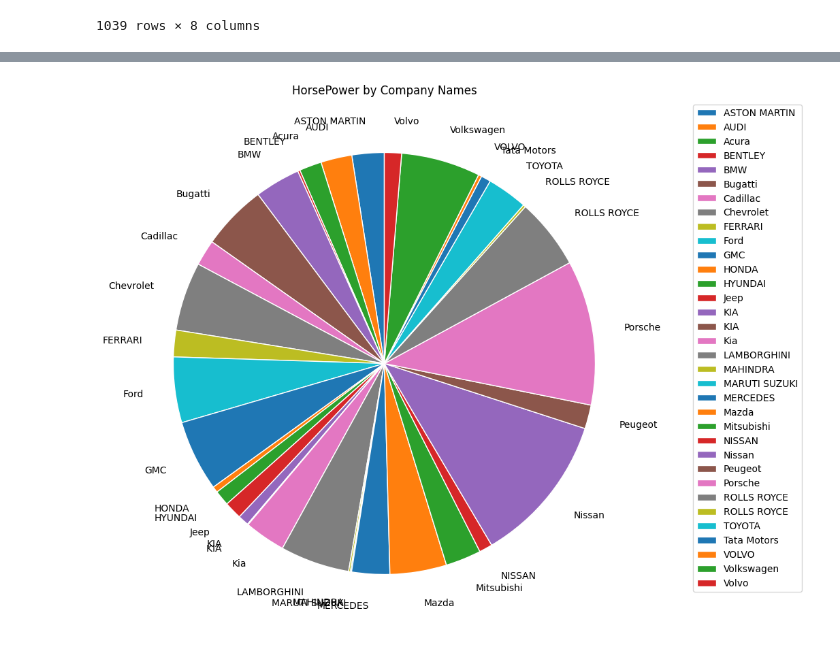
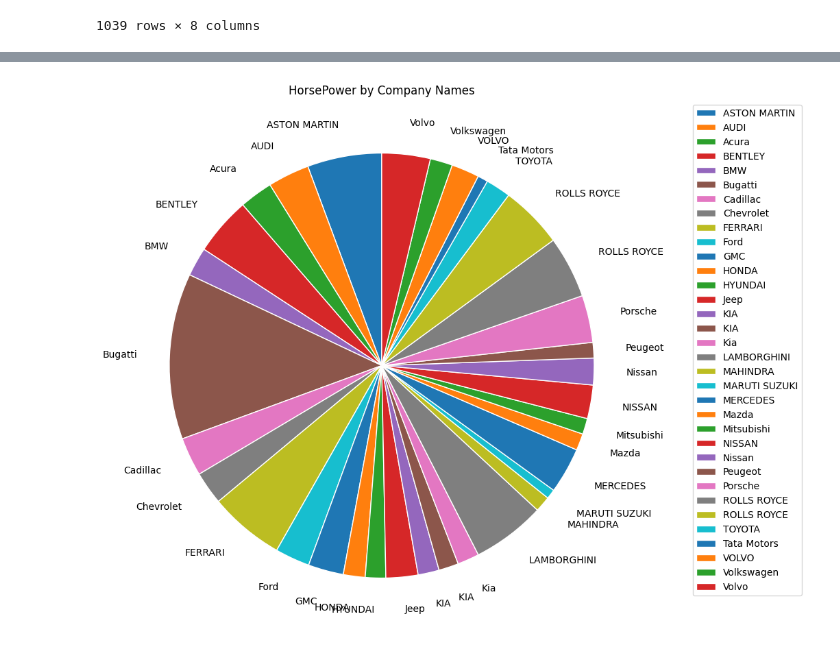
Before and after one commit to Favasfachu/final-project, a Jupyter notebook: FINAL_PROJECT.ipynb, the cells around one changed output, grey strips where cells are left out. Cells and saved outputs as stored; diff of their text form; code cells hidden in the pictures.

```diff
--- a/FINAL_PROJECT.ipynb
+++ b/FINAL_PROJECT.ipynb
@@ -818,6 +824,6 @@ data3
 # %%
-data2 = data2.groupby(('Company Names'),axis=0).sum()
-data2
+data4 = data2.groupby(('Company Names'),axis=0).mean()
+data4
 # %% [output]
 |  | CC-Battery Capacity | HorsePower | Total Speed | Performance(0 - 100 )KM-H | Cars Prices | Seats | ... |
 | Company Names |  |  |  |  |  |  | ... |
@@ -840,16 +846,16 @@ data2
 # %%
-data2['HorsePower'].plot(
+data4['HorsePower'].plot(
     kind='pie',
     figsize=(10,15),
     startangle=90,
     labeldistance=1.15,
     pctdistance=0.85,
     wedgeprops={'linewidth':1, 'edgecolor':'white'},
 )
 
 plt.title('HorsePower by Company Names')
 plt.ylabel('')
 plt.legend(loc='upper right', bbox_to_anchor=(1.3, 1))
 plt.show()
 # %% [output]
-[figure, old version]
+[figure, new version]
```
Also changed, not shown: parts of 25 cells of this notebook.
